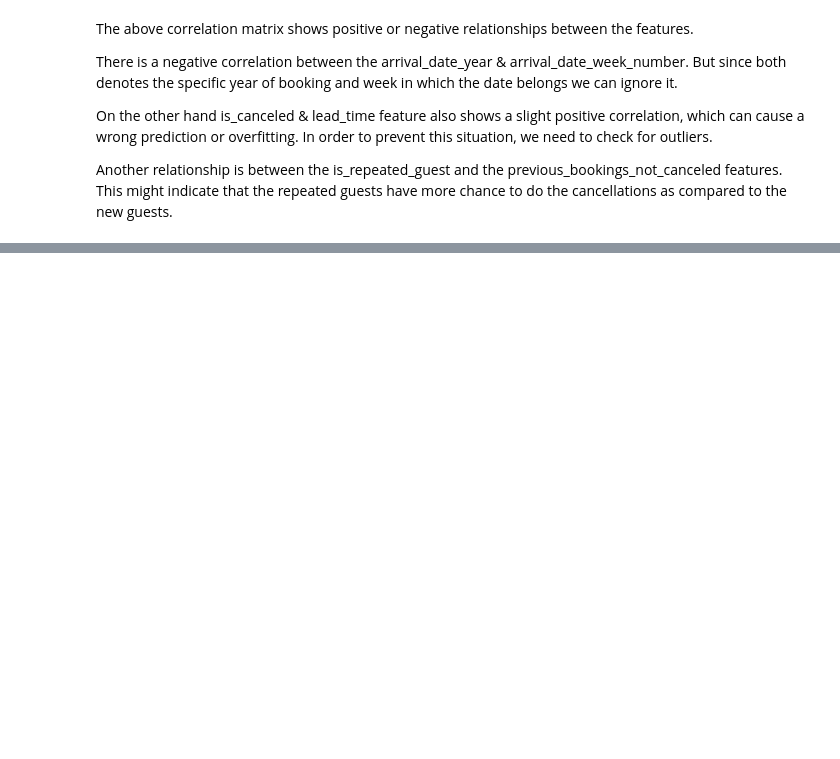
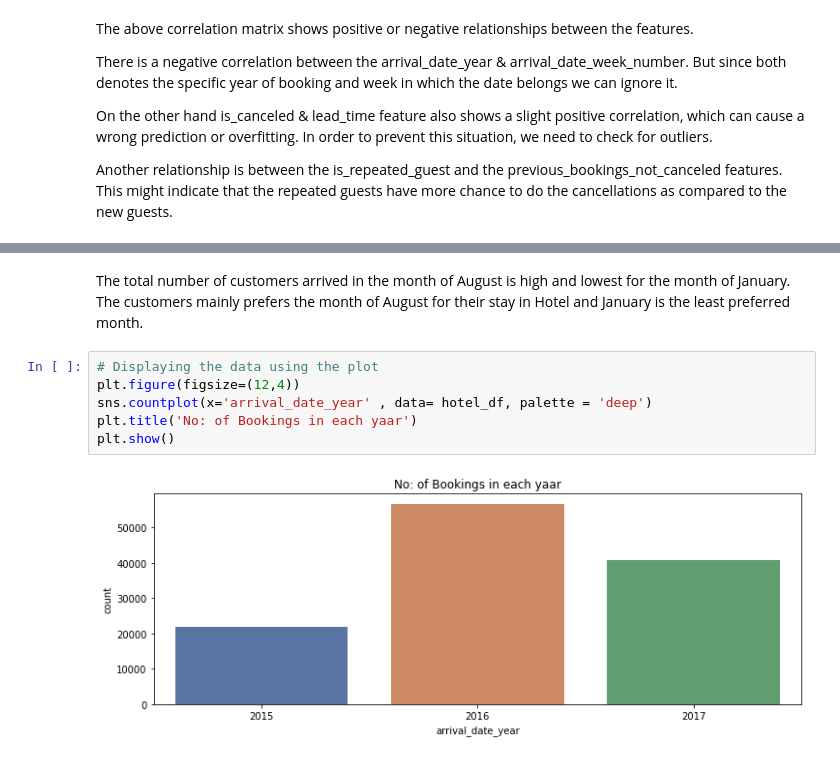
Before and after one commit to MARYSALOMY/HOTEL-BOOKING-ANALYSIS, a Jupyter notebook: Hotel_Booking_Analysis_Mary_Salomy_Alex_Capstone_Project.ipynb, the cells around one changed output, grey strips where cells are left out. Saved outputs shown, nothing was run; the diff lists cells and outputs as text; blank space fills up the shorter version.

```diff
--- a/Hotel_Booking_Analysis_Mary_Salomy_Alex_Capstone_Project.ipynb
+++ b/Hotel_Booking_Analysis_Mary_Salomy_Alex_Capstone_Project.ipynb
@@ -363,0 +431,10 @@ Another relationship is between the is_repeated_guest and the previous_bookings_
+# %% [markdown]
+The total number of customers arrived in the month of August is high and lowest for the month of January. The customers mainly prefers the month of August for their stay in Hotel and January is the least preferred month.
+# %%
+# Displaying the data using the plot
+plt.figure(figsize=(12,4))
+sns.countplot(x='arrival_date_year' , data= hotel_df, palette = 'deep')
+plt.title('No: of Bookings in each yaar')
+plt.show()
+# %% [output]
+[figure, added]
```
Also changed, not shown: parts of 36 cells of this notebook.
